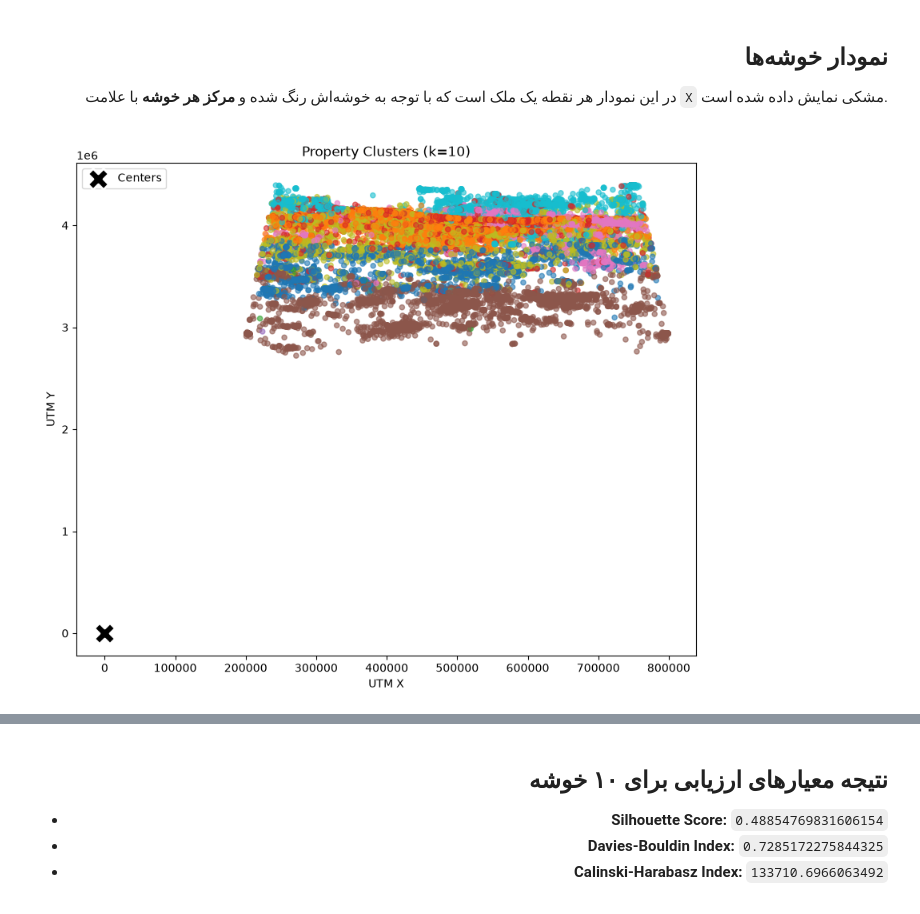
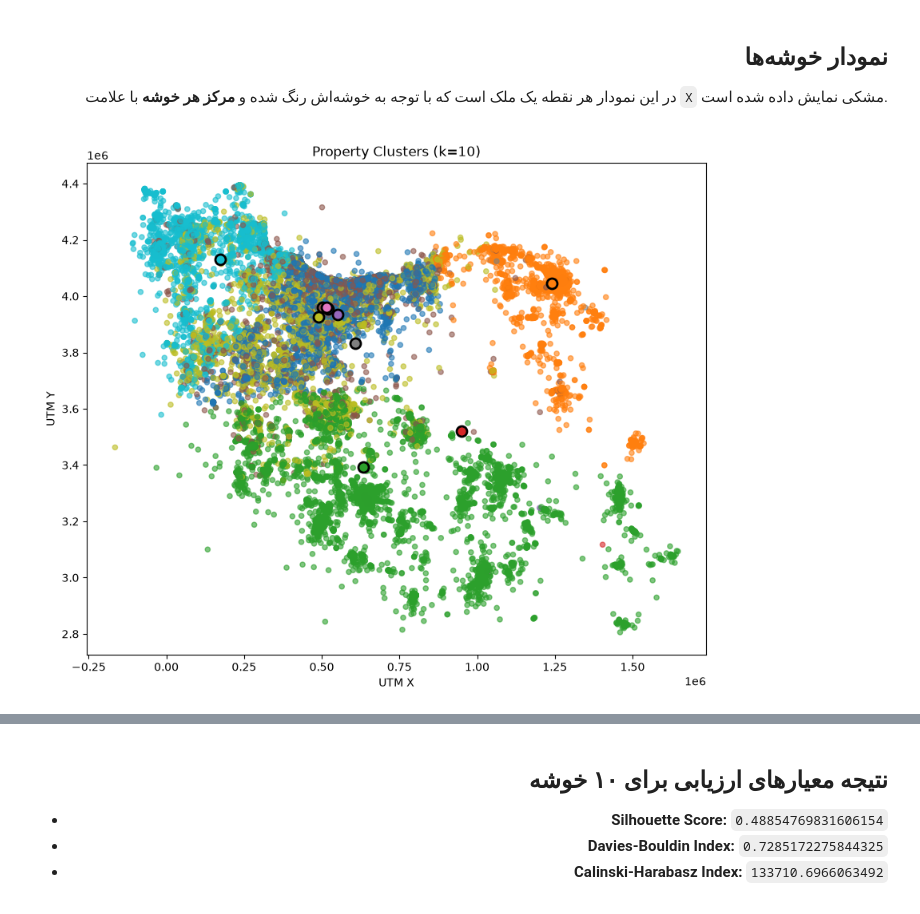
Before and after one commit to bitaarabi29-design/project1_divar, a Jupyter notebook: Classification/clustering.ipynb, the cells around one changed output, grey strips where cells are left out. Cells and saved outputs as stored; diff of their text form; code cells hidden in the pictures.

```diff
--- a/Classification/clustering.ipynb
+++ b/Classification/clustering.ipynb
@@ -56,25 +54,3 @@ print(df.shape)
 در پایان **مرکز خوشه‌ها** به مقیاس اصلی برگردانده می‌شود تا روی نمودار UTM نمایش داده شود.
 
 </div>
-# %%
-
-scaler = StandardScaler()
-X_scaled = scaler.fit_transform(X)
-
-kmeans = KMeans(n_clusters=10,n_init=10 ,random_state=44)
-
-utm_x, utm_y = [], []
-for lat, lon in zip(df["location_latitude"], df["location_longitude"]):
-    x, y, _, _ = utm.from_latlon(lat, lon)
-    utm_x.append(x)
-    utm_y.append(y)
-df["utm_x"] = utm_x
-df["utm_y"] = utm_y
-
-
-labels = kmeans.fit_predict(X_scaled)
-df["cluster"] = labels
-
-centers = scaler.inverse_transform(kmeans.cluster_centers_)
-center_utm_x = centers[:, 0]
-center_utm_y = centers[:, 1]
@@ -81,3 +81,11 @@ center_utm_y = centers[:, 1]
+# %%
+centers = scaler.inverse_transform(kmeans.cluster_centers_)
+
+center_utm_x, center_utm_y = [], []
+for lat, lon in zip(centers[:, 0], centers[:, 1]):
+    x, y, _, _ = utm.from_latlon(lat, lon, force_zone_number=39)
+    center_utm_x.append(x)
+    center_utm_y.append(y)
 # %% [markdown]
 <div dir="rtl" align="right">
 
@@ -86,14 +94,18 @@ center_utm_y = centers[:, 1]
 در این نمودار هر نقطه یک ملک است که با توجه به خوشه‌اش رنگ شده و **مرکز هر خوشه** با علامت `X` مشکی نمایش داده شده است.
 
 </div>
-# %%
-plt.figure(figsize=(10, 8))
-plt.scatter(df["utm_x"], df["utm_y"], c=labels, cmap="tab10", s=20, alpha=0.6)
-plt.scatter(center_utm_x, center_utm_y, c="black", marker="X", s=350, edgecolors="white", linewidths=2, label="Centers", zorder=5)
-plt.xlabel("UTM X")
-plt.ylabel("UTM Y")
-plt.title("Property Clusters (k=10)")
-plt.legend()
-plt.show()
-# %% [output]
-[figure, removed]
+# %%
+colors = plt.cm.tab10.colors
+
+plt.figure(figsize=(10, 8))
+plt.scatter(df["utm_x"], df["utm_y"], c=df["cluster"], cmap="tab10", vmin=0, vmax=9, s=20, alpha=0.6)
+
+for i in range(10):
+    plt.scatter(center_utm_x[i], center_utm_y[i], color=colors[i], marker=".", s=350, edgecolors="black", linewidths=2, zorder=5)
+
+plt.xlabel("UTM X")
+plt.ylabel("UTM Y")
+plt.title("Property Clusters (k=10)")
+plt.show()
+# %% [output]
+[figure, added]
```
Also changed, not shown: parts of 13 cells of this notebook, 6 other files.
